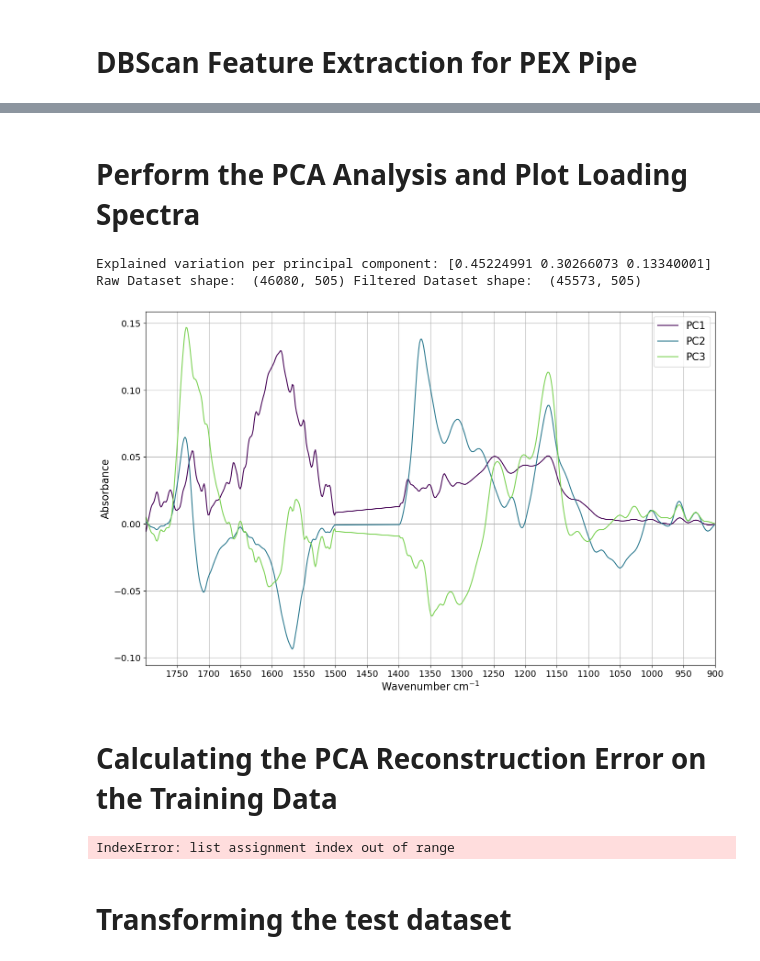
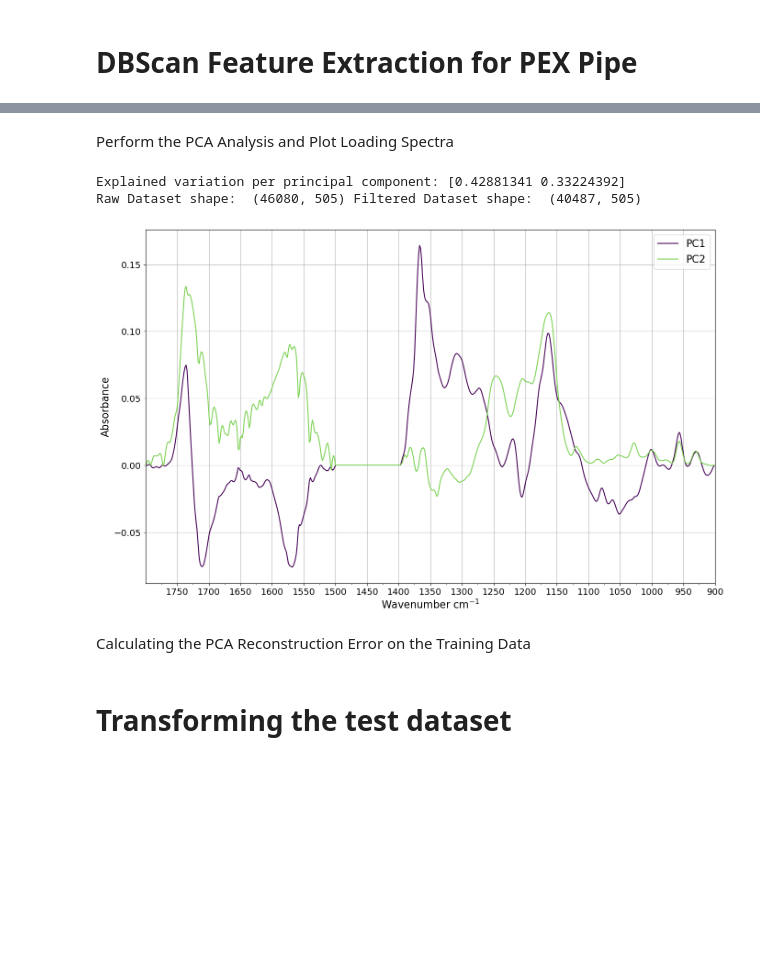
Before and after one commit to Zachery-Evans/DBSCAN_Feature_Extraction, a Jupyter notebook: DBScan Feaute Extraction.ipynb, the cells around one changed output, grey strips where cells are left out. Cells and saved outputs as stored; diff of their text form; code cells hidden in the pictures; blank space fills up the shorter version.

Commit message:
Wasted some time seeing if doing the spectra preprocessing would provide better results. They did not.

```diff
--- a/DBScan Feaute Extraction.ipynb
+++ b/DBScan Feaute Extraction.ipynb
@@ -239,9 +349,21 @@ if True:
 # %% [markdown]
-# Perform the PCA Analysis and Plot Loading Spectra
+Perform the PCA Analysis and Plot Loading Spectra
 # %%
-PCs = 3
+PCs = 2
+
+selected_indexes, discarded_indexes, mask_selected, modePosition, areaPE = distribution_Selection(rawTrainingDataframe, '1981.7 - 2095.8', stdDevs)
+
 # Create dataset containing ONLY the wavenumbers
 rawData = rawTrainingDataframe[wavenumbers].copy()
+
+window_length = 13
+polyorder = 1
+
+rawData_smoothed = pd.DataFrame(
+    savgol_filter(rawData, window_length, polyorder, axis=1),
+    columns=rawData.columns,
+    index=rawData.index
+)
 
 # Modify created dataset to contain ONLY the masked values
 masked_PC_inputData = rawData[mask_selected]
@@ -258,67 +380,61 @@ with open('pca_model.pkl', 'wb') as f:
 with open('pca_model.pkl', 'rb') as f:
     loaded_pca_model = pickle.load(f)
 # %% [output]
-Explained variation per principal component: [0.45224991 0.30266073 0.13340001]
-Raw Dataset shape:  (46080, 505) Filtered Dataset shape:  (45573, 505)
+Explained variation per principal component: [0.42881341 0.33224392]
+Raw Dataset shape:  (46080, 505) Filtered Dataset shape:  (40487, 505)
 # %%
 cmap = plt.get_cmap('viridis')
 colors = cmap(np.linspace(0, 0.8, PCs))
 
 plt.figure(figsize=(16,10))
 plt.xlabel('Wavenumber cm$^{-1}$', fontsize=16)
 plt.ylabel('Absorbance', fontsize=16)
-plt.xticks(np.arange(900, 1800, step=50), fontsize=14)
+plt.xticks(np.arange(900, 1800, step=50), fontsize=14, minor=False)
+plt.xticks(np.arange(900, 1800, step=25), fontsize=0, minor=True)
+
 plt.yticks(fontsize=14)
 for i in range(PCs):
-    loadings = savgol_filter(loadings_df_init.iloc[i, :].values, 9, 1)
-    #loadings = loadings_df_init.iloc[i, :].values
+    #loadings = savgol_filter(loadings_df_init.iloc[i, :].values, 7, 1)
+    loadings = loadings_df_init.iloc[i, :].values
     plt.plot(
         wavenumbers,
         loadings,
         color=colors[i],
         label=f"PC{i+1}"
     )
 
 legend_labels = [f'PC{i+1}' for i in range(PCs)]
 plt.legend(legend_labels, fontsize=16, loc='upper right')
 #plt.xlim(wavenumbers[0], wavenumbers[-1])
 plt.grid()
 plt.xlim(1800, 900)
 plt.savefig("PCs_loading_spectrum.png", dpi=900)
 # %% [output]
-[figure, old version]
+[figure, new version]
 # %% [markdown]
-# Calculating the PCA Reconstruction Error on the Training Data
+Calculating the PCA Reconstruction Error on the Training Data
 # %%
 """
+For every dataframe in the training Dataframe list, transform the dataset and then calculate the error in each reconstruction
+"""
+if False:
+    for df in trainingDataframeList:
 
-For every dataframe in the training Dataframe list, transform the dataset and then calculate the error in each reconstruction
+        raw_data = df[wavenumbers].values
 
-"""
+        df_data = loaded_pca_model.transform(df[wavenumbers].values)
 
-for df in trainingDataframeList:
+        reversed_df_data = loaded_pca_model.inverse_transform(df_data)
 
-    #print(df['map_x'].shape)
+        #print(raw_data.shape) # raw_data[0] should be same length as map_x
 
-    df = roundWavenumbers(dataframe=df)
+        reconstruction_error = []
+        for i in range(raw_data.shape[0]):
+            reconstruction_error.append(mean_squared_error(df[wavenumbers].iloc[i,:].values, reversed_df_data[i]))
 
-    raw_data = df[wavenumbers].values
+        print('Sample: ', df['Sample Name'][0])
 
-    df_data = loaded_pca_model.transform(df[wavenumbers].values)
-
-    reversed_df_data = loaded_pca_model.inverse_transform(df_data)
-
-    #print(raw_data.shape) # raw_data[0] should be same length as map_x
-
-    reconstruction_error = []
-    for i in range(raw_data.shape[0]):
-        reconstruction_error.append(mean_squared_error(df[wavenumbers].iloc[i,:].values, reversed_df_data[i]))
-
-    print('Sample: ', df['Sample Name'][0])
-
-    print(f"Reconstruction Error (MSE): {reconstruction_error}\n")
+        print(f"Reconstruction Error (MSE): {reconstruction_error}\n")
-# %% [output]
-IndexError: list assignment index out of range
 # %% [markdown]
 # Transforming the test dataset
 # %%
```
Also changed, not shown: parts of 13 cells of this notebook, 3 other files.
